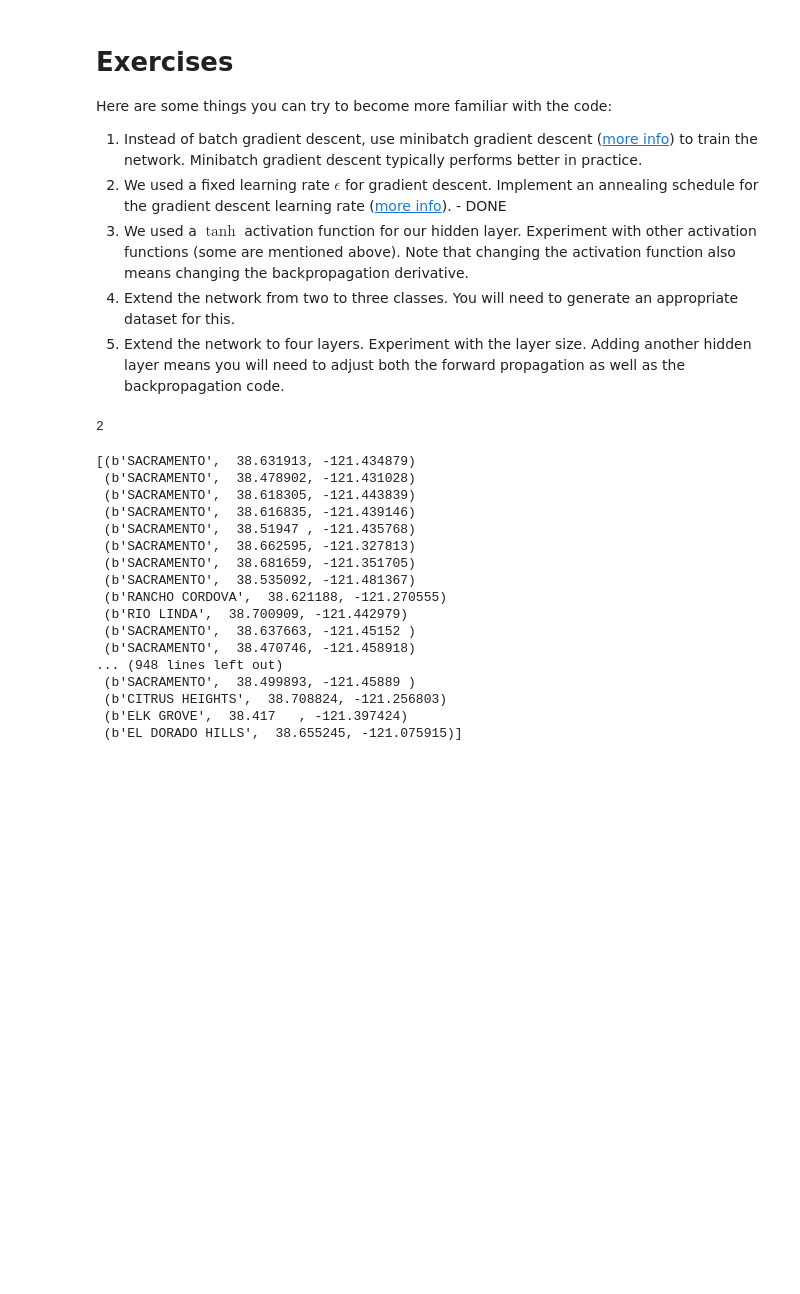
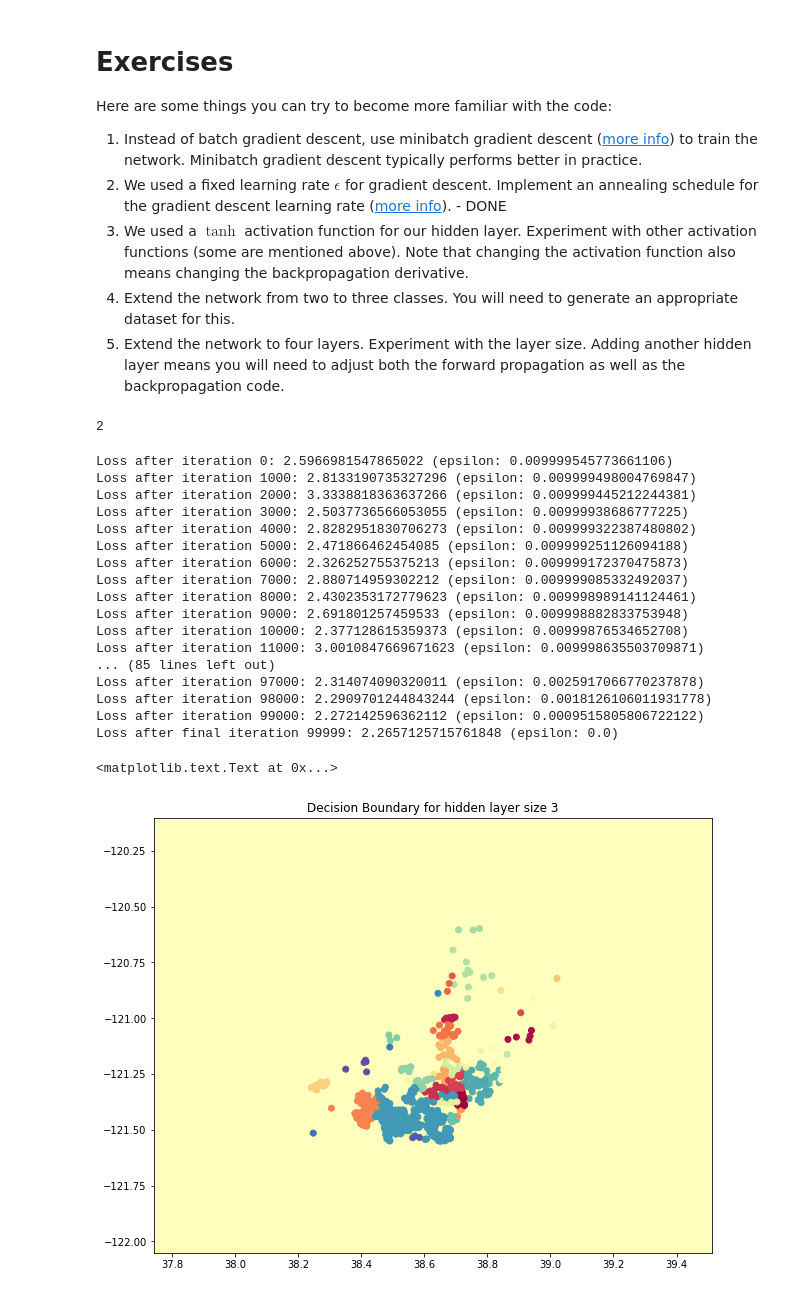
Before and after one commit to MattChubb/nn-from-scratch, a Jupyter notebook: nn-from-scratch.ipynb, the cells around one changed output. Saved outputs shown, nothing was run; the diff lists cells and outputs as text; code cells hidden in the pictures; blank space fills up the shorter version.

Commit message:
Load Sacramento transactions and attempt to build model of it

```diff
--- a/nn-from-scratch.ipynb
+++ b/nn-from-scratch.ipynb
@@ -156,8 +156,6 @@ $$
 
 Now we are ready for our implementation. We start by defining some useful variables and parameters for gradient descent:
 # %%
-nn_output_dim = 4 # output layer dimensionality
-
 # Gradient descent parameters (I picked these by hand)
 reg_lambda = 0.01 # regularization strength
 
@@ -230,6 +228,7 @@ Finally, here comes the function to train our Neural Network. It implements batc
 def build_model(X, y, nn_hdim, num_passes=100000, minibatch_size=16, print_loss=False):
 
     nn_input_dim = X.shape[1] # input layer dimensionality
+    nn_output_dim = np.unique(y).size
 
     # Initialize the parameters to random values. We need to learn these.
     np.random.seed(0)
@@ -353,23 +352,40 @@ sacramento_dtypes = {
     'names': ('city', 'lat', 'lon'),
     'formats': ('S100', 'float', 'float')
 }
-x = np.loadtxt('sacramento_real_estate_transactions.csv', delimiter=',', usecols=(1,10,11), skiprows=1, dtype=sacramento_dtypes)
-print(x)
+sacramento_txns = np.loadtxt('sacramento_real_estate_transactions.csv', delimiter=',', usecols=(1,10,11), skiprows=1, dtype=sacramento_dtypes)
+# sacramento_txns = np.loadtxt('sacramento_real_estate_transactions.csv', delimiter=',', skiprows=1)
+#print(x)
+y_strings = np.array([txn[0] for txn in sacramento_txns])
+X = np.array([[txn[1], txn[2]] for txn in sacramento_txns])
+
+y_unique = np.unique(y_strings)
+
+list1, list2 = y_unique, range(len(y_unique))
+y_dict = dict( zip( list1, list2))
+y = np.array([y_dict[city] for city in y_strings])
-# %% [output]
-[(b'SACRAMENTO',  38.631913, -121.434879)
- (b'SACRAMENTO',  38.478902, -121.431028)
- (b'SACRAMENTO',  38.618305, -121.443839)
- (b'SACRAMENTO',  38.616835, -121.439146)
- (b'SACRAMENTO',  38.51947 , -121.435768)
- (b'SACRAMENTO',  38.662595, -121.327813)
- (b'SACRAMENTO',  38.681659, -121.351705)
- (b'SACRAMENTO',  38.535092, -121.481367)
- (b'RANCHO CORDOVA',  38.621188, -121.270555)
- (b'RIO LINDA',  38.700909, -121.442979)
- (b'SACRAMENTO',  38.637663, -121.45152 )
- (b'SACRAMENTO',  38.470746, -121.458918)
-... (948 lines left out)
- (b'SACRAMENTO',  38.499893, -121.45889 )
- (b'CITRUS HEIGHTS',  38.708824, -121.256803)
- (b'ELK GROVE',  38.417   , -121.397424)
- (b'EL DORADO HILLS',  38.655245, -121.075915)]
+# %%
+model = build_model(X, y, 50, print_loss=True)
+
+# Plot the decision boundary
+plot_decision_boundary(lambda x: predict(model, x), X, y)
+plt.title("Decision Boundary for hidden layer size {}".format(str(layer_size)))
+# %% [output]
+Loss after iteration 0: 2.5966981547865022 (epsilon: 0.009999545773661106)
+Loss after iteration 1000: 2.8133190735327296 (epsilon: 0.009999498004769847)
+Loss after iteration 2000: 3.3338818363637266 (epsilon: 0.009999445212244381)
+Loss after iteration 3000: 2.5037736566053055 (epsilon: 0.00999938686777225)
+Loss after iteration 4000: 2.8282951830706273 (epsilon: 0.009999322387480802)
+Loss after iteration 5000: 2.471866462454085 (epsilon: 0.009999251126094188)
+Loss after iteration 6000: 2.326252755375213 (epsilon: 0.009999172370475873)
+Loss after iteration 7000: 2.880714959302212 (epsilon: 0.009999085332492037)
+Loss after iteration 8000: 2.4302353172779623 (epsilon: 0.009998989141124461)
+Loss after iteration 9000: 2.691801257459533 (epsilon: 0.009998882833753948)
+Loss after iteration 10000: 2.377128615359373 (epsilon: 0.00999876534652708)
+Loss after iteration 11000: 3.0010847669671623 (epsilon: 0.009998635503709871)
+... (85 lines left out)
+Loss after iteration 97000: 2.314074090320011 (epsilon: 0.0025917066770237878)
+Loss after iteration 98000: 2.2909701244843244 (epsilon: 0.0018126106011931778)
+Loss after iteration 99000: 2.272142596362112 (epsilon: 0.0009515805806722122)
+Loss after final iteration 99999: 2.2657125715761848 (epsilon: 0.0)
+<matplotlib.text.Text at 0x...>
+[figure, added]
```
Also changed, not shown: 1 other file.
